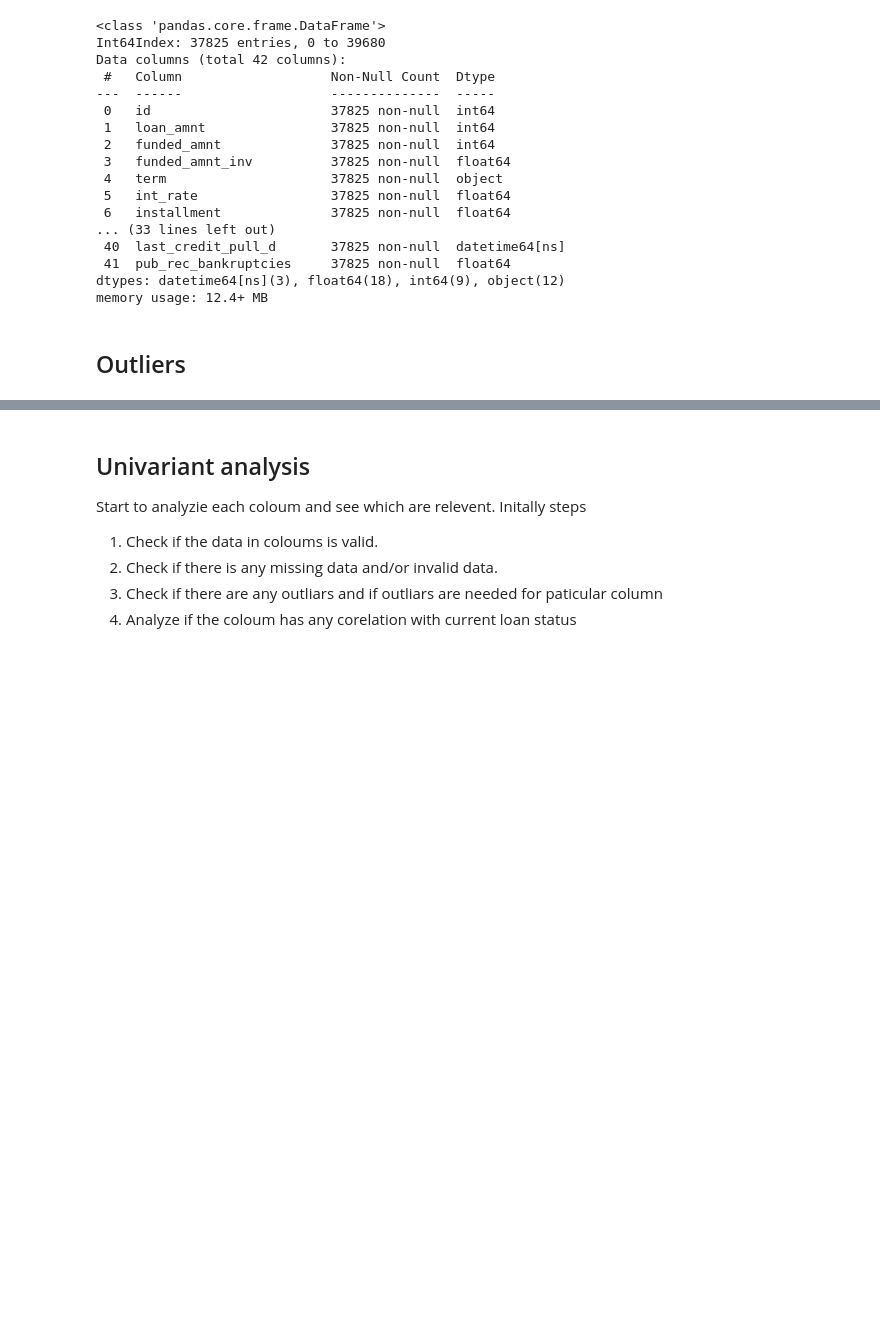
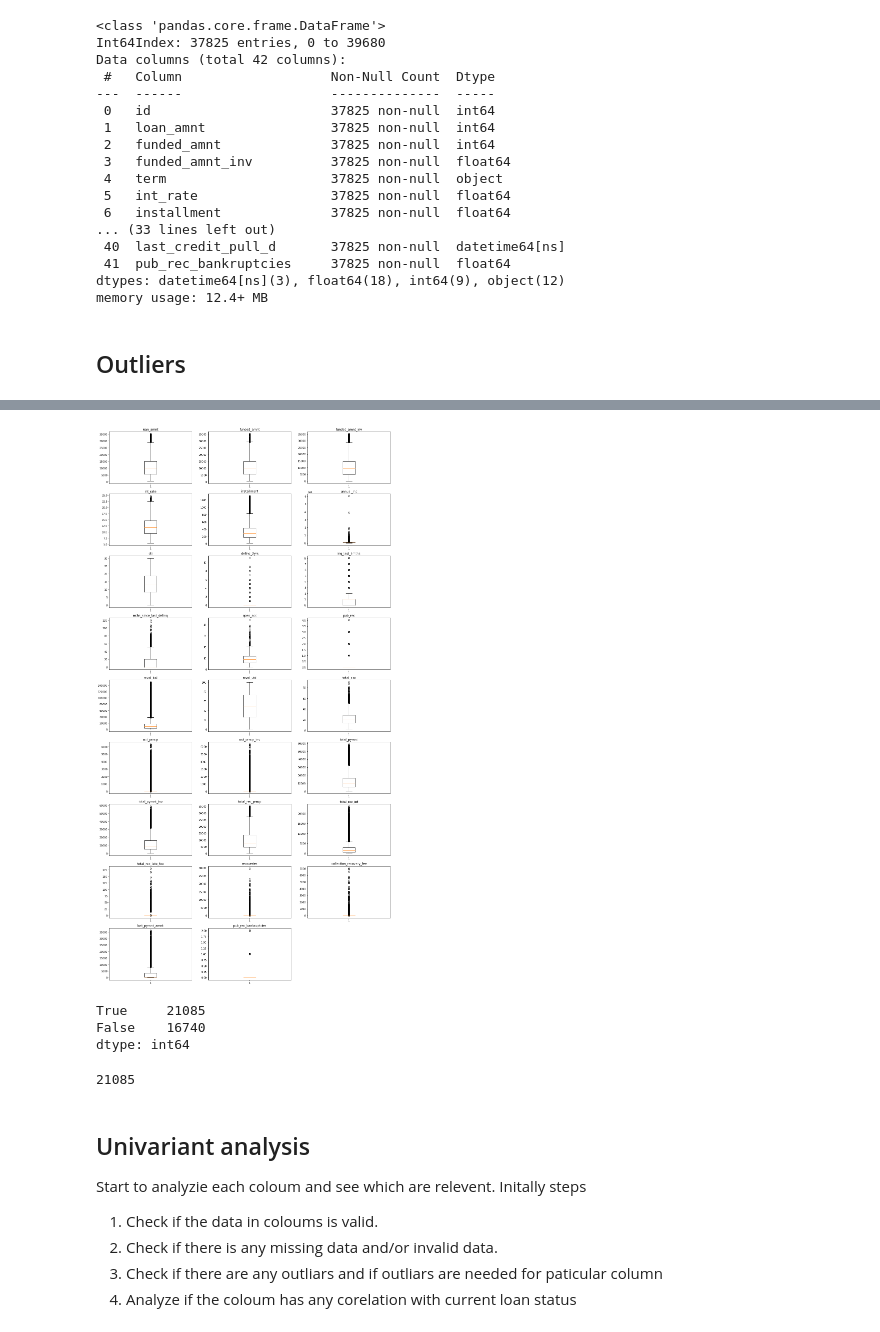
Before and after one commit to npalupunoori/LendingClubCaseStudy, a Jupyter notebook: Naren_Reddy_Palupunoori.ipynb, the cells around one changed output, grey strips where cells are left out. Cells and saved outputs as stored; diff of their text form; code cells hidden in the pictures; blank space fills up the shorter version.

Commit message:
Added Univariate Visualization for the first 22 Variables

```diff
--- a/Naren_Reddy_Palupunoori.ipynb
+++ b/Naren_Reddy_Palupunoori.ipynb
@@ -275,3 +277,7 @@ dtypes: datetime64[ns](3), float64(18), int64(9), object(12)
 memory usage: 12.4+ MB
 # %% [markdown]
 ## Outliers
+# %%
+#Careate a list of numeric columns
+numeric_columns = loan.select_dtypes(['int64', 'float64']).columns
+numeric_columns
@@ -277,0 +295,5 @@ memory usage: 12.4+ MB
+# %%
+numeric_columns = numeric_columns.drop('id')
+# %%
+#Create a dataframe of numeric columns only for the purpose of isolating them from the categorical variables
+loan_n = loan[numeric_columns]
@@ -278,3 +336,22 @@ memory usage: 12.4+ MB
+# %%
+#Visulize the columns and outliers using box plot
+plt.figure(figsize = (20,40))
+for i in range(0, len(numeric_columns)):
+    plt.subplot(9,3,i+1)
+    plt.boxplot(loan_n[numeric_columns[i]])
+    plt.title(numeric_columns[i])
+# %% [output]
+[figure, added]
+# %%
+((loan > (Q3 + 1.5 * IQR))).any(axis=1).value_counts()
+# %% [output]
+True     21085
+False    16740
+dtype: int64
+# %%
+((loan > (Q3 + 1.5 * IQR)) | (loan > (Q3 + 1.5 * IQR))).any(axis=1).sum()
+# %% [output]
+21085
 # %% [markdown]
 ## Univariant analysis
 Start to analyzie each coloum and see which are relevent. Initally steps
```
Also changed, not shown: parts of 57 cells of this notebook.
